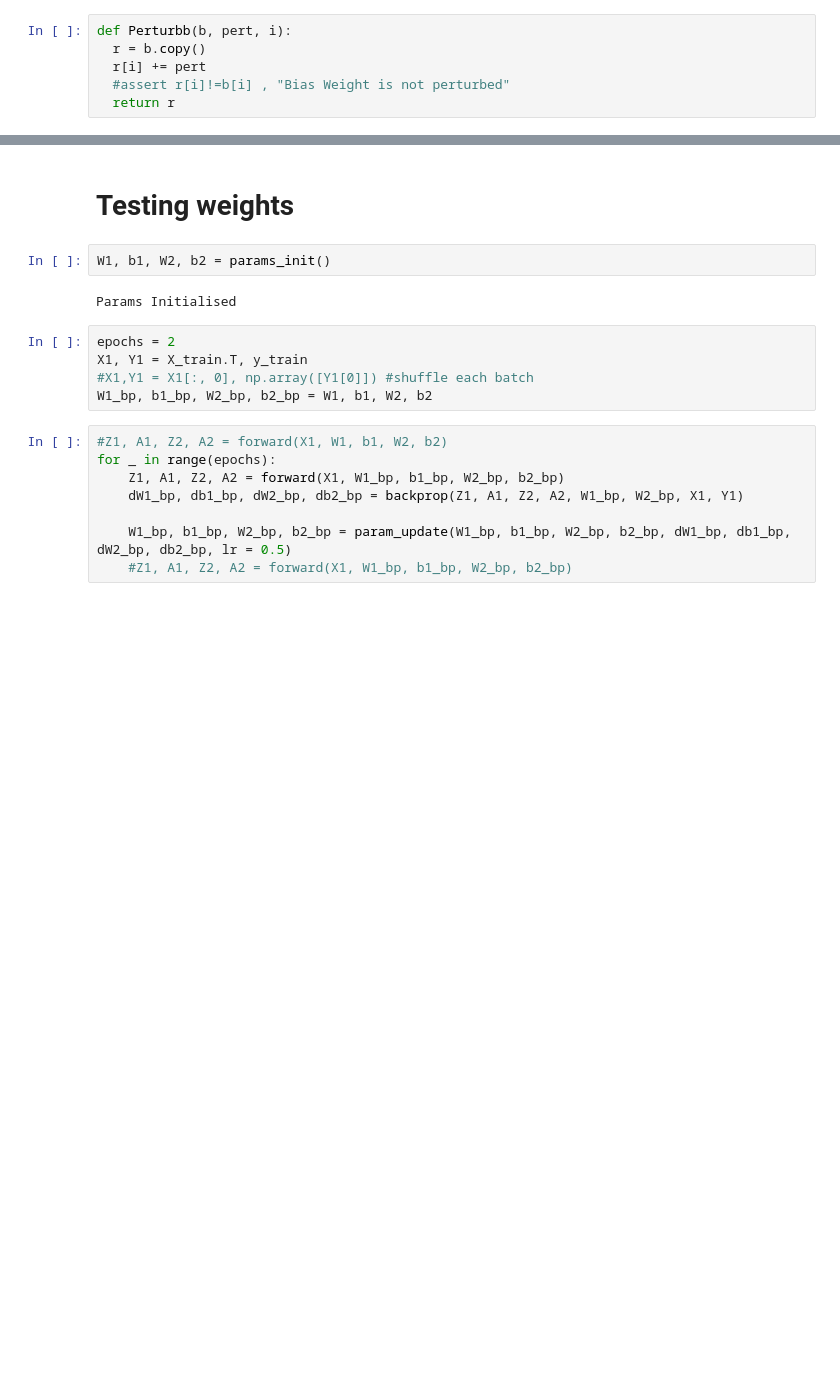
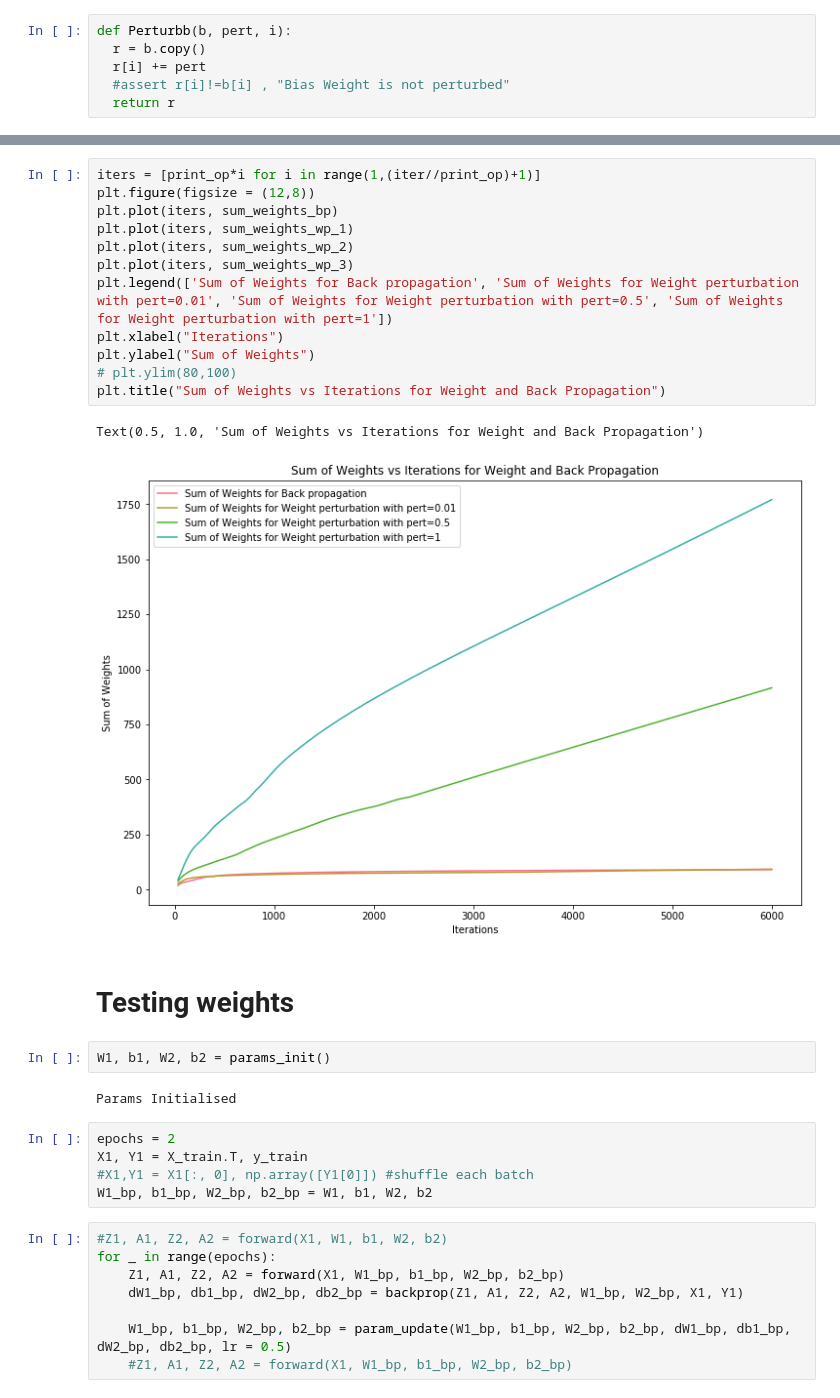
Before and after one commit to Rohit01-zoey/Perturbation-techniques-in-CNNs, a Jupyter notebook: code/wp_ups.ipynb, the cells around one changed output, grey strips where cells are left out. Drawn from its saved outputs; the diff is of its cells as text; blank space fills up the shorter version.

```diff
--- a/code/wp_ups.ipynb
+++ b/code/wp_ups.ipynb
@@ -517,3 +585,18 @@ KeyboardInterrupt:
+# %%
+iters = [print_op*i for i in range(1,(iter//print_op)+1)]
+plt.figure(figsize = (12,8))
+plt.plot(iters, sum_weights_bp)
+plt.plot(iters, sum_weights_wp_1)
+plt.plot(iters, sum_weights_wp_2)
+plt.plot(iters, sum_weights_wp_3)
+plt.legend(['Sum of Weights for Back propagation', 'Sum of Weights for Weight perturbation with pert=0.01', 'Sum of Weights for Weight perturbation with pert=0.5', 'Sum of Weights for Weight perturbation with pert=1'])
+plt.xlabel("Iterations")
+plt.ylabel("Sum of Weights")
+# plt.ylim(80,100)
+plt.title("Sum of Weights vs Iterations for Weight and Back Propagation")
+# %% [output]
+Text(0.5, 1.0, 'Sum of Weights vs Iterations for Weight and Back Propagation')
+[figure, added]
 # %% [markdown]
 # Testing weights
 # %%
```
Also changed, not shown: parts of 30 cells of this notebook, 1 other file.
